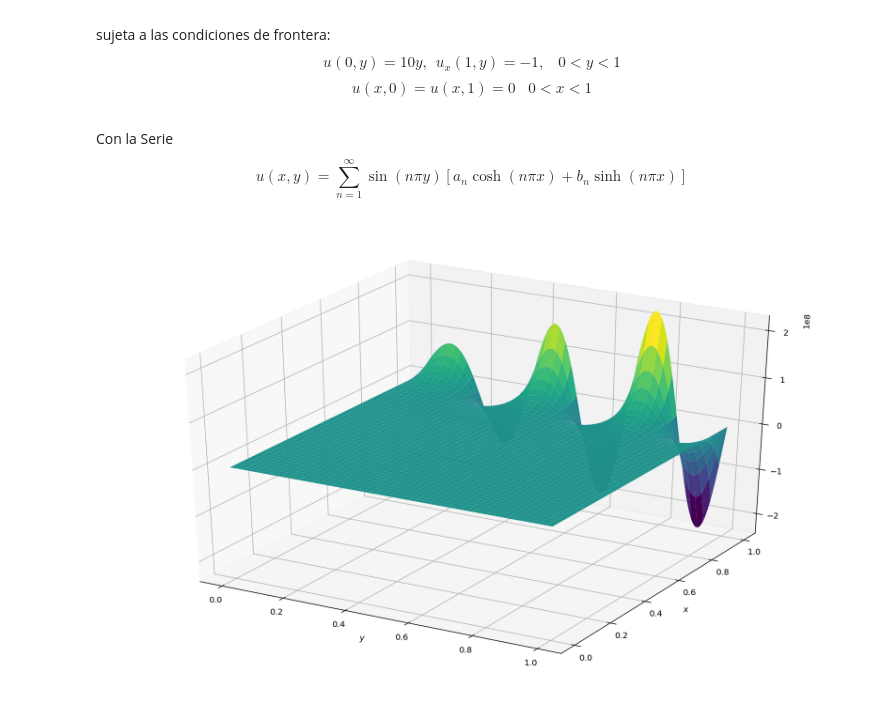
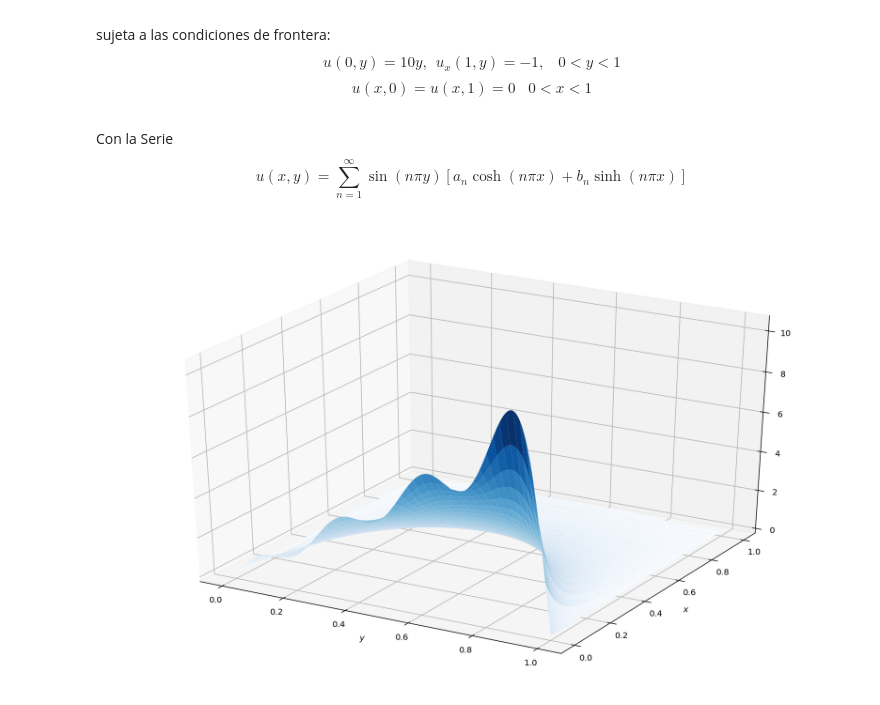
Before and after one commit to Rodrigocid17/Graficas-codigos, a Jupyter notebook: TA2/IncisobLaplace.ipynb, the cells around one changed output. Saved outputs shown, nothing was run; the diff lists cells and outputs as text; code cells hidden in the pictures.

```diff
--- a/TA2/IncisobLaplace.ipynb
+++ b/TA2/IncisobLaplace.ipynb
@@ -24,24 +24,24 @@ y = linspace(0,1.0,1000)
 def u_x_y(x,y):
     N = 8
     f = zeros ((len(x),len(y)))
-    for d in range(len(x)):
+    for u in range(len(x)):
         for n in range(1,N):
-          a = (-20*(-1)^n)/(n*pi)
-          b = (2*((-1)**n-1)+20*(-1)**n*(n*pi)*sinh(n*pi))/((n*pi)**2*cosh(n*pi))
-          f[:,d] += sin(n*pi*y)*(a*cosh(n*pi*x[d])+b*sinh(n*pi*x[d]))
+          a = (-20*(-1)**n)/(n*pi)
+          b = (2*((-1)**n-1)+20*(n*pi)*sinh(n*pi)*(-1)**n)/(n**2*pi**2*cosh(n*pi))
+          f[:,u] += sin(n*pi*y)*(a*cosh(n*pi*x[u])+b*sinh(n*pi*x[u]))
     return f
 # %%
 
 from mpl_toolkits.mplot3d import Axes3D
 
 fig = plt.figure(figsize=(16,10))
 ax = fig.add_subplot(111, projection="3d")
 
 X,Y = np.meshgrid(x,y)
 
 U = u_x_y(x,y)
 
 plt.xlabel('$y$'); plt.ylabel('$x$');
-ax.plot_surface(Y, X, U, cmap="viridis"); #Otros colores:"plasma", "inferno", "spectrum"
+ax.plot_surface(Y, X, U, cmap="Blues");
 # %% [output]
-[figure, old version]
+[figure, new version]
```
